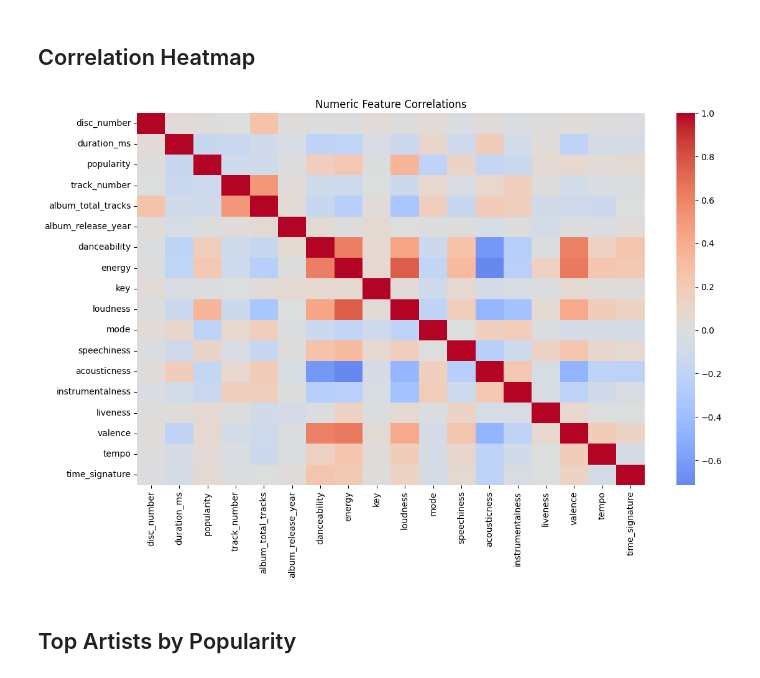
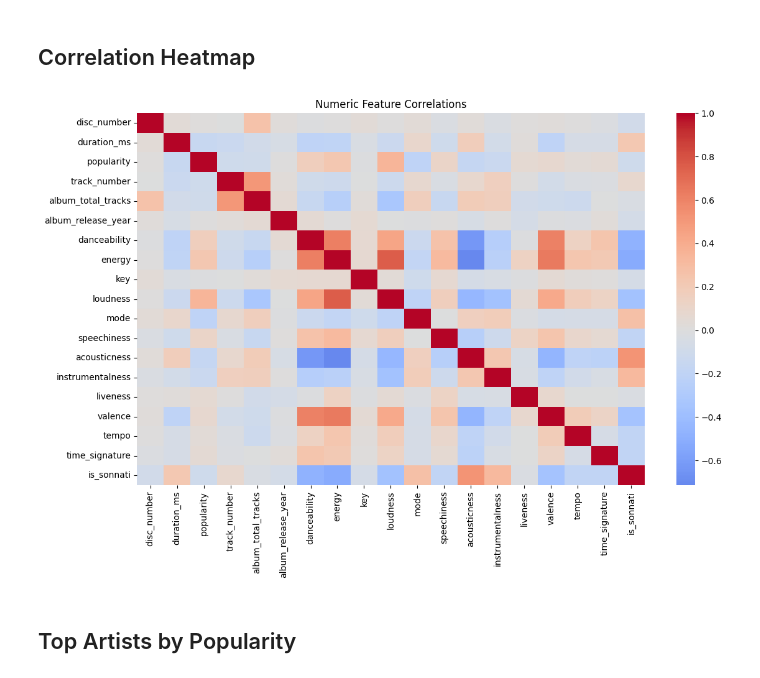
Before and after one commit to KianShokraneh/AI-FinalProject-Spotify, a Jupyter notebook: notebooks/phase-1_eda.ipynb, the cells around one changed output. Cells and saved outputs as stored; diff of their text form; code cells hidden in the pictures.

```diff
--- a/notebooks/phase-1_eda.ipynb
+++ b/notebooks/phase-1_eda.ipynb
@@ -5,3 +5,14 @@ Step 2: load dataset and inspect basic schema.
 # %%
-import sys`nfrom pathlib import Path`nimport matplotlib.pyplot as plt`nimport seaborn as sns`nimport pandas as pd`n`ndef find_project_root(start: Path) -> Path:`n    for p in [start, *start.parents]:`n        if (p / 'notebooks').exists() and (p / 'src').exists():`n            return p`n    raise RuntimeError('Could not find project root.')`n`nROOT = find_project_root(Path.cwd())`nsys.path.insert(0, str(ROOT / 'src'))`n`nfrom spotify_ml.preprocessing.dataset import prepare_dataframe`n`nDATA_PATH = ROOT / 'data' / 'raw' / 'Spotfiy_Persian_Artists.csv'`ndf = pd.read_csv(DATA_PATH)`ndf = prepare_dataframe(df, feature_engineering=False)`ndf.head()`n
+import sys
+from pathlib import Path
+
+def find_project_root(start: Path) -> Path:
+    for p in [start, *start.parents]:
+        if (p / 'src' / 'spotify_ml').exists():
+            return p
+    raise RuntimeError('Could not find project root (expected src/spotify_ml).')
+
+ROOT = find_project_root(Path.cwd())
+sys.path.insert(0, str(ROOT / 'src'))
+print('Project root:', ROOT)
 # %% [output]
@@ -14,0 +22,14 @@ import sys`nfrom pathlib import Path`nimport matplotlib.pyplot as plt`nimport se
+# %%
+import pandas as pd
+import numpy as np
+import matplotlib.pyplot as plt
+import seaborn as sns
+
+from spotify_ml.features.core import add_is_sonnati_label
+
+DATA_PATH = str(ROOT / 'data' / 'raw' / 'Spotfiy_Persian_Artists.csv')
+
+df = pd.read_csv(DATA_PATH)
+df = add_is_sonnati_label(df)
+
+df.head()
@@ -42,14 +81,14 @@ plt.show()
 # %% [markdown]
 ## Correlation Heatmap
 # %%
-corr = df.select_dtypes(include='number').corr()
-plt.figure(figsize=(12, 8))
+corr = df.select_dtypes(include=[np.number]).corr()
+plt.figure(figsize=(12,8))
 sns.heatmap(corr, cmap='coolwarm', center=0)
 plt.title('Numeric Feature Correlations')
 plt.tight_layout()
 plt.show()
 # %% [output]
-[figure, old version]
+[figure, new version]
 # %% [markdown]
 ## Top Artists by Popularity
 # %%
```
Also changed, not shown: parts of 15 cells of this notebook, 5 other files.
